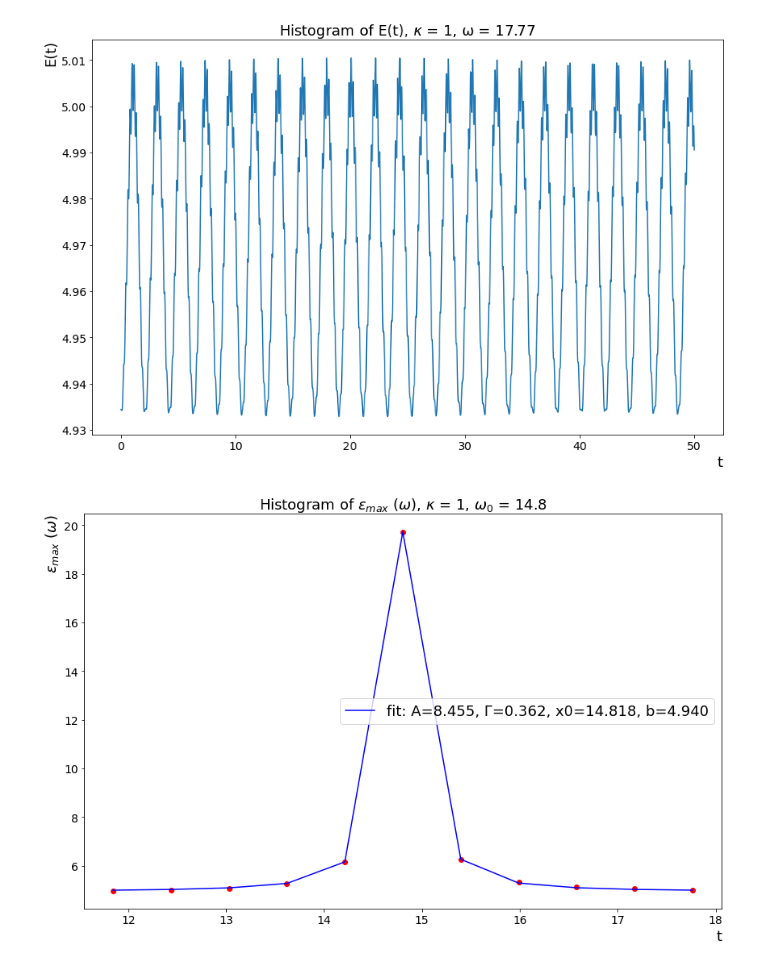
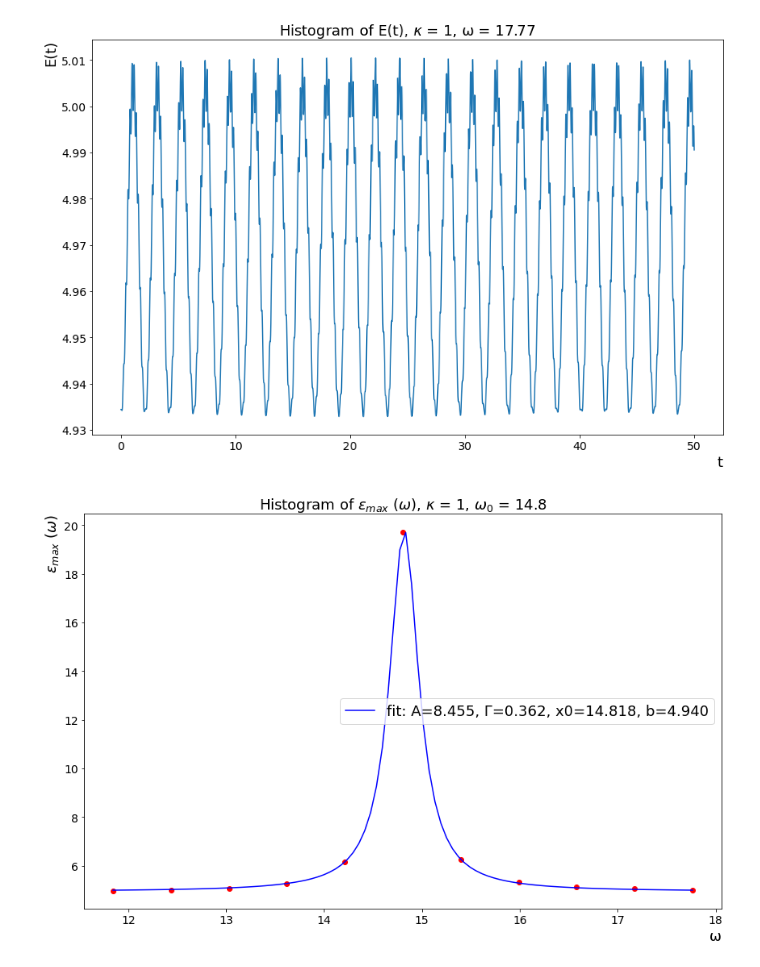
Before and after one commit to julnow/KMS, a Jupyter notebook: 3/kms3.ipynb, the cells around one changed output. Cells and saved outputs as stored; diff of their text form; code cells hidden in the pictures.

```diff
--- a/3/kms3.ipynb
+++ b/3/kms3.ipynb
@@ -140,26 +140,27 @@ histogram(E, T, 'Ε(t)', info, 0)
 # %%
 def lorentzian(x, A, Γ, x0, b):
     return A*(1/pi) * (Γ/2) / ((x-x0)**2+(Γ/2)**2) + b
 
 def histogram_fit(var, time, name, info, ticks = 0):
     fig, ax = plt.subplots(figsize=(12,8))
     plt.title(r'Histogram of ' + name + ', '+ info, fontsize=18)
-    plt.xlabel('t', fontsize=18, loc='right')
+    plt.xlabel('ω', fontsize=18, loc='right')
     plt.ylabel(name, fontsize=18, loc='top')
     #points
     plt.plot(time, var, 'o', linestyle='None', color='red')
     #fit
     popt, pcov = curve_fit(lorentzian, time, var, bounds = ((0, 0, 13, 0), (np.inf, np.inf, 16, np.inf)))
-    plt.plot(time, lorentzian(time, *popt), 'b-',
+    xx = np.linspace(min(time), max(time), 100)
+    plt.plot(xx, lorentzian(xx, *popt), 'b-',
          label='fit: A=%5.3f, Γ=%5.3f, x0=%5.3f, b=%5.3f' % tuple(popt))
 
     ax.tick_params(axis='both', which='major', labelsize=14)
     # plt.yticks(np.arange(min(var), max(var), step=0.01))
     fig.tight_layout()
     plt.legend(fontsize=18)
     # plt.savefig(directory+'/wykresy/' + name + '_' + info + '.png')
     plt.show()
 
 histogram_fit(epsilons, omegas, r'$\epsilon_{max}$ ($\omega$)', '$κ$ = ' + str(κ) + ', $ω_0$ = ' + str(round(3 * pi**2 / 2, 2)), 0)
 # %% [output]
-[figure, old version]
+[figure, new version]
```
